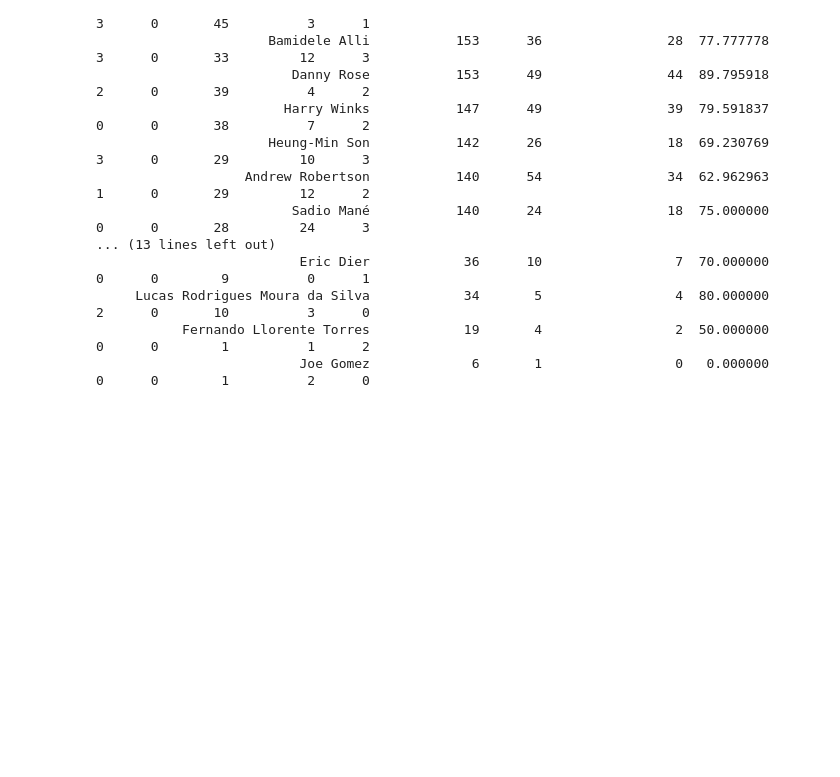
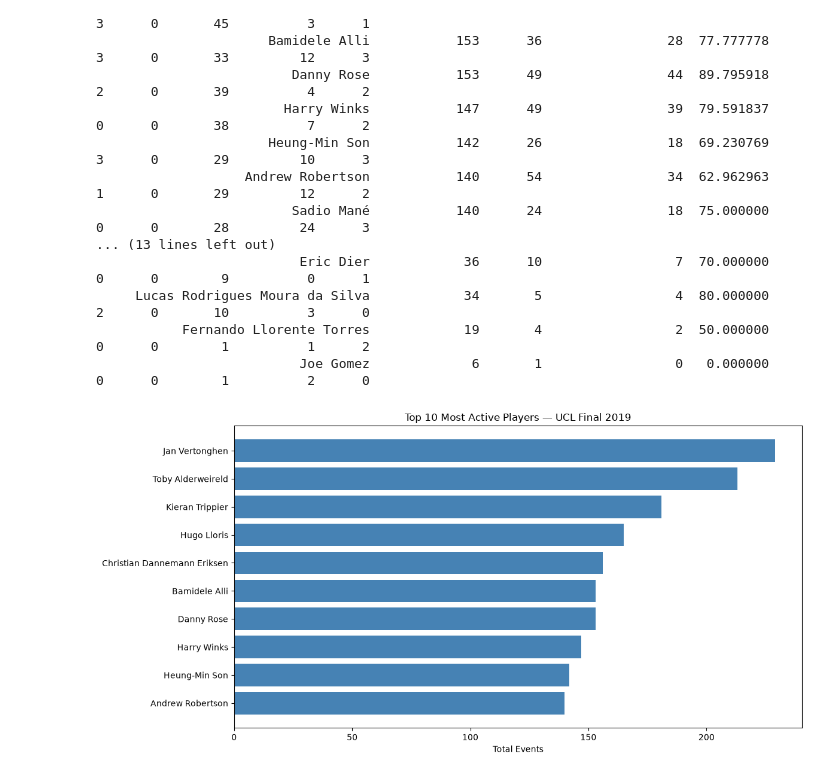
Before and after one commit to Ho69am37/football-player-analyzer, a Jupyter notebook: notebooks/01_exploring_data.ipynb, the cells around one changed output. Saved outputs shown, nothing was run; the diff lists cells and outputs as text; code cells hidden in the pictures; blank space fills up the shorter version.

Commit message:
Add bar chart visualization for top players

```diff
--- a/notebooks/01_exploring_data.ipynb
+++ b/notebooks/01_exploring_data.ipynb
@@ -391,3 +391,17 @@ print(players_df.sort_values('total_events', ascending=False).to_string(index=Fa
      Lucas Rodrigues Moura da Silva            34       5                 4  80.000000      2      0       10          3      0
            Fernando Llorente Torres            19       4                 2  50.000000      0      0        1          1      2
                           Joe Gomez             6       1                 0   0.000000      0      0        1          2      0
+# %%
+import matplotlib.pyplot as plt
+
+top10 = players_df.sort_values('total_events', ascending=False).head(10)
+
+plt.figure(figsize=(12, 6))
+plt.barh(top10['player'], top10['total_events'], color='steelblue')
+plt.xlabel('Total Events')
+plt.title('Top 10 Most Active Players — UCL Final 2019')
+plt.gca().invert_yaxis()
+plt.tight_layout()
+plt.show()
+# %% [output]
+[figure, added]
```
Also changed, not shown: parts of 2 cells of this notebook.
